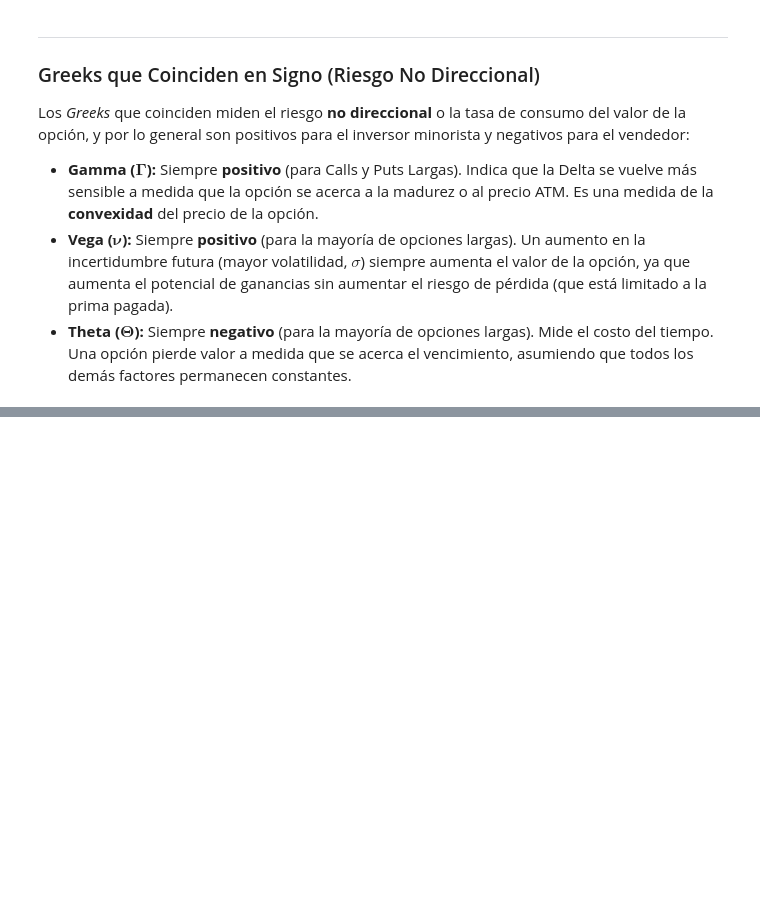
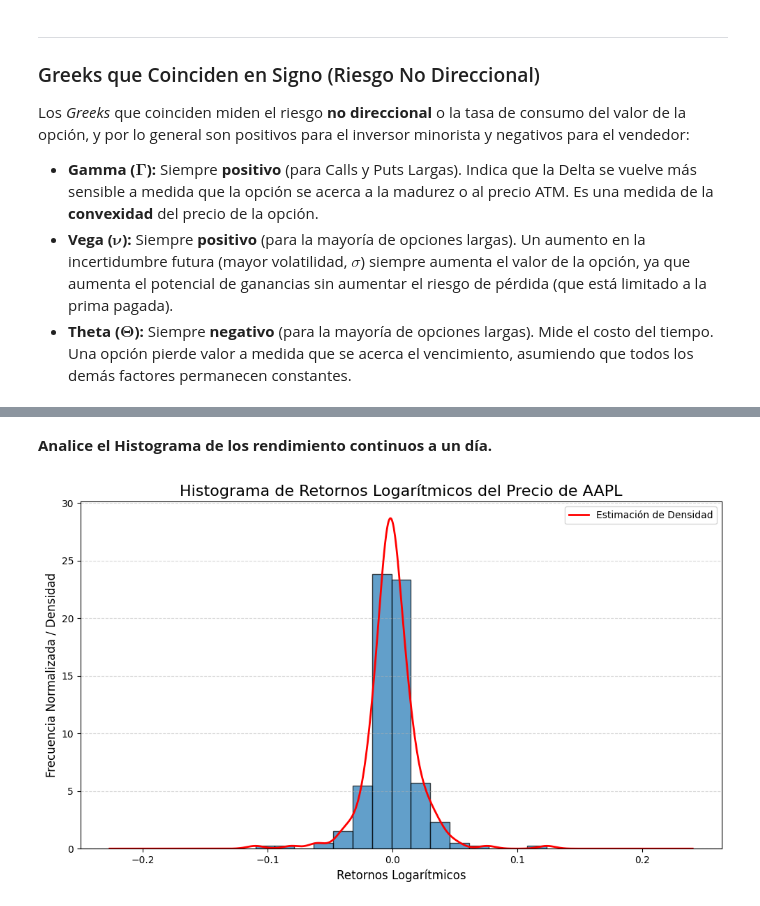
Before and after one commit to Rauloigs/Modelacion-Valuacion-Derivados, a Jupyter notebook: d_v_final.ipynb, the cells around one changed output, grey strips where cells are left out. Saved outputs shown, nothing was run; the diff lists cells and outputs as text; code cells hidden in the pictures; blank space fills up the shorter version.

```diff
--- a/d_v_final.ipynb
+++ b/d_v_final.ipynb
@@ -668,0 +730,28 @@ Los *Greeks* que coinciden miden el riesgo **no direccional** o la tasa de consu
+# %% [markdown]
+**Analice el Histograma de los rendimiento continuos a un día.**
+# %%
+
+df['log_returns'] = np.log(df['price'] / df['price'].shift(1))
+
+returns_to_plot = df['log_returns'].dropna()
+
+plt.figure(figsize=(10, 6))
+
+plt.hist(returns_to_plot, bins=15, edgecolor='black', alpha=0.7, density=True)
+
+# Línea de Estimación de Densidad (KDE) para una visualización más suave de la distribución (Opcional)
+returns_to_plot.plot(kind='kde', color='red', linewidth=2, label='Estimación de Densidad')
+plt.legend()
+
+
+# Añadir títulos y etiquetas
+plt.title('Histograma de Retornos Logarítmicos del Precio de AAPL', fontsize=16)
+plt.xlabel('Retornos Logarítmicos', fontsize=12)
+plt.ylabel('Frecuencia Normalizada / Densidad', fontsize=12)
+
+plt.grid(axis='y', alpha=0.5, linestyle='--')
+plt.tight_layout()
+
+plt.show()
+# %% [output]
+[figure, added]
```
Also changed, not shown: parts of 5 cells of this notebook.
